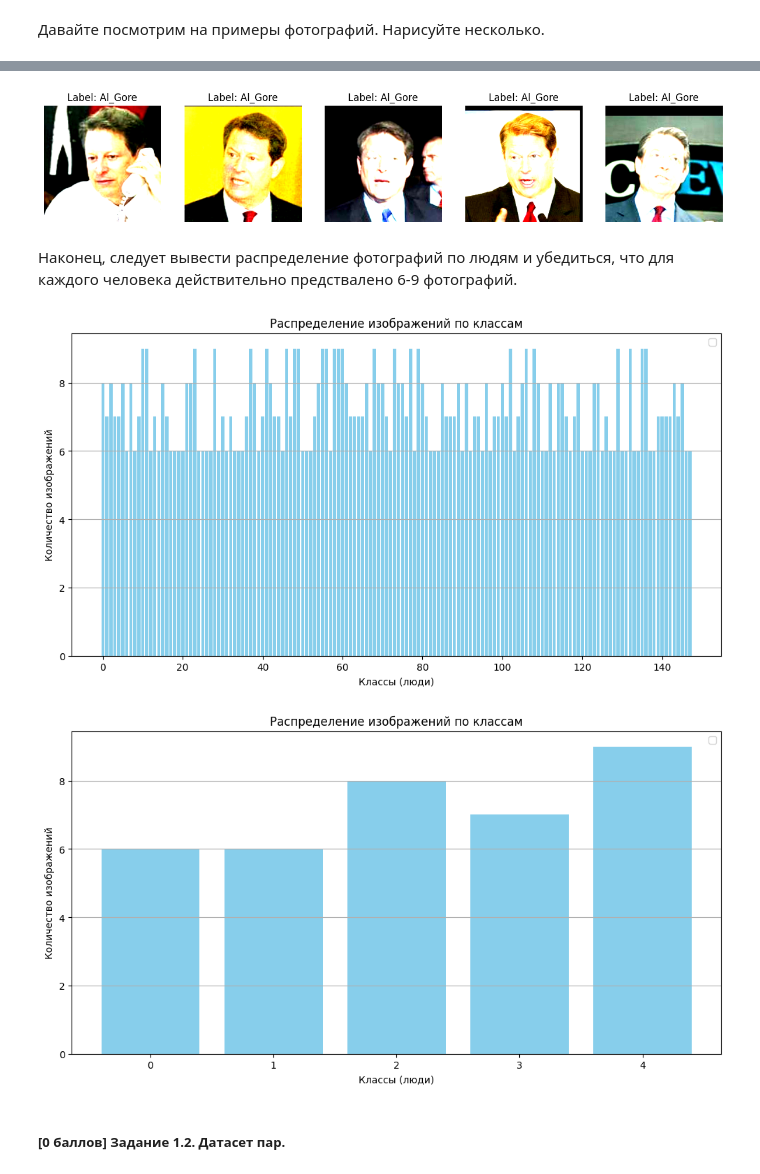
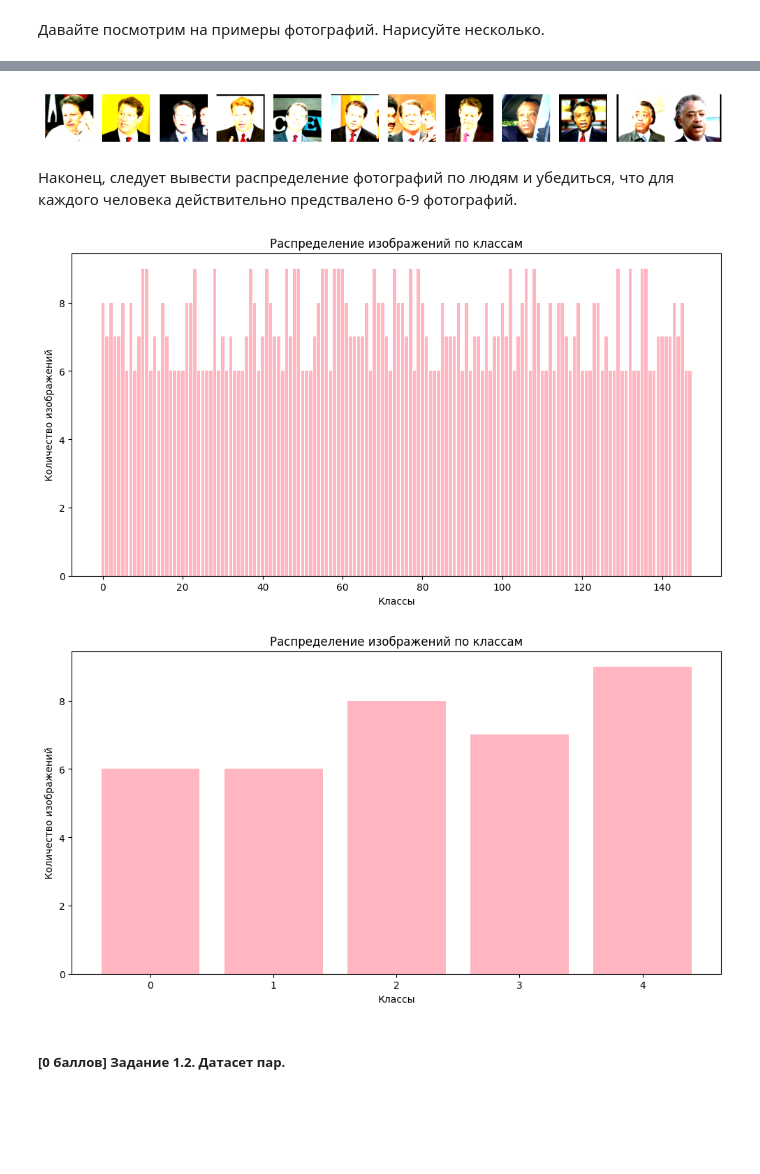
Before and after one commit to pixi2102/iad-intro-ds, a Jupyter notebook: 2025/homeworks/homework_02.ipynb, the cells around one changed output, grey strips where cells are left out. Saved outputs shown, nothing was run; the diff lists cells and outputs as text; code cells hidden in the pictures; blank space fills up the shorter version.

```diff
--- a/2025/homeworks/homework_02.ipynb
+++ b/2025/homeworks/homework_02.ipynb
@@ -100,22 +93,14 @@ test_ds = torchvision.datasets.ImageFolder("/content/data/data/testing", transfo
 # %% [markdown]
 Давайте посмотрим на примеры фотографий. Нарисуйте несколько.
 # %%
-import matplotlib.pyplot as plt
-
-# Функция для отображения изображений
-def show_images(dataset, num_images=5):
-    plt.figure(figsize=(15, 5))
-    for i in range(num_images):
-        img, label = dataset[i]
-        img = img.permute(1, 2, 0)  # Переставляем оси для правильного отображения
-        plt.subplot(1, num_images, i + 1)
-        plt.imshow(img)
-        plt.title(f'Label: {dataset.classes[label]}')
-        plt.axis('off')
-    plt.show()
-
-# Покажем несколько изображений из обучающего датасета
-show_images(train_ds, num_images=5)
+plt.figure(figsize=(15, 5))
+for i in range(12):
+    img, label = train_ds[i]
+    img = img.permute(1, 2, 0)
+    plt.subplot(2, 15, i + 1)
+    plt.imshow(img)
+    plt.axis('off')
+plt.show()
 # %% [output]
 WARNING:matplotlib.image:Clipping input data to the valid range for imshow with RGB data ([0..1] for floats or [0..255] for integers). Got range [-0.42421296..2.8214867].
 WARNING:matplotlib.image:Clipping input data to the valid range for imshow with RGB data ([0..1] for floats or [0..255] for integers). Got range [-0.42421296..2.617835].
@@ -125,4 +117,4 @@ WARNING:matplotlib.image:Clipping input data to the valid range for imshow with
-[figure, old version]
+[figure, new version]
 # %% [markdown]
 Наконец, следует вывести распределение фотографий по людям и убедиться, что для каждого человека действительно предствалено 6-9 фотографий.
 # %%
@@ -131,26 +123,21 @@ def show_class_distribution(targets):
     if isinstance(targets,torch.Tensor):
       targets=targets.cpu().numpy().tolist()
     class_counts = Counter(targets)
-
-    # Извлекаем классы и их количество
     classes = list(class_counts.keys())
     counts = list(class_counts.values())
 
-    # Визуализируем распределение
     plt.figure(figsize=(12, 6))
-    plt.bar(classes, counts, color='skyblue')
-    plt.xlabel('Классы (люди)')
+    plt.bar(classes, counts, color='lightpink')
+    plt.xlabel('Классы')
     plt.ylabel('Количество изображений')
     plt.title('Распределение изображений по классам')
-    plt.grid(axis='y')
-    plt.legend()
     plt.show()
 
 show_class_distribution(train_ds.targets)
 show_class_distribution(test_ds.targets)
 # %% [output]
-[figure, old version]
+[figure, new version]
-[figure, old version]
+[figure, new version]
 # %% [markdown]
 ##### [0 баллов] Задание 1.2. Датасет пар.
 # %% [markdown]
```
Also changed, not shown: parts of 38 cells of this notebook.
